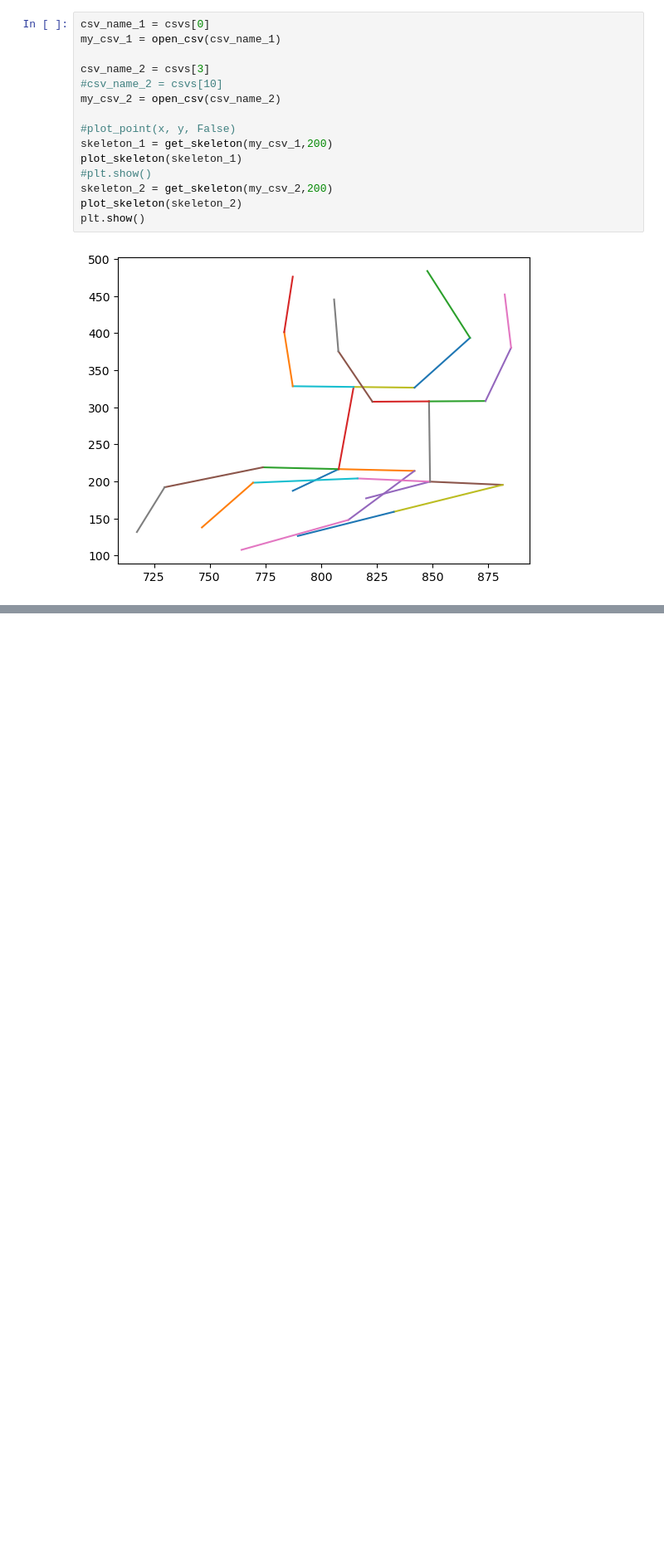
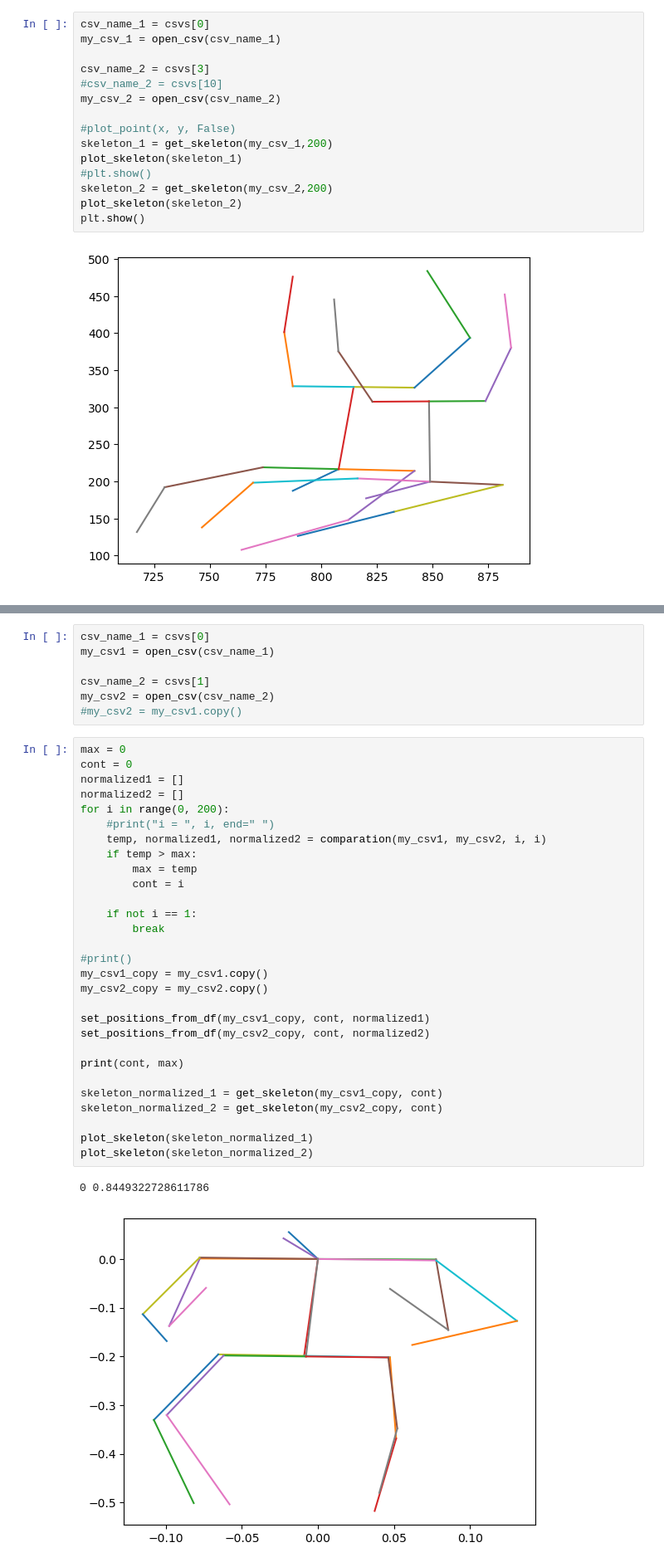
Before and after one commit to fravian99/Deteccion-de-ejercicios-en-videos-de-rehabilitacion, a Jupyter notebook: src/pruebas/notebooks/pruebas_datos.ipynb, the cells around one changed output, grey strips where cells are left out. Shown at 83% size. Saved outputs shown, nothing was run; the diff lists cells and outputs as text; blank space fills up the shorter version.

```diff
--- a/src/pruebas/notebooks/pruebas_datos.ipynb
+++ b/src/pruebas/notebooks/pruebas_datos.ipynb
@@ -519,0 +538,39 @@ See the caveats in the documentation: https://pandas.pydata.org/pandas-docs/stab
+# %%
+csv_name_1 = csvs[0]
+my_csv1 = open_csv(csv_name_1)
+
+csv_name_2 = csvs[1]
+my_csv2 = open_csv(csv_name_2)
+#my_csv2 = my_csv1.copy()
+# %%
+max = 0
+cont = 0
+normalized1 = []
+normalized2 = []
+for i in range(0, 200):
+    #print("i = ", i, end=" ")
+    temp, normalized1, normalized2 = comparation(my_csv1, my_csv2, i, i)
+    if temp > max:
+        max = temp
+        cont = i
+
+    if not i == 1:
+        break
+
+#print()
+my_csv1_copy = my_csv1.copy()
+my_csv2_copy = my_csv2.copy()
+
+set_positions_from_df(my_csv1_copy, cont, normalized1)
+set_positions_from_df(my_csv2_copy, cont, normalized2)
+
+print(cont, max)
+
+skeleton_normalized_1 = get_skeleton(my_csv1_copy, cont)
+skeleton_normalized_2 = get_skeleton(my_csv2_copy, cont)
+
+plot_skeleton(skeleton_normalized_1)
+plot_skeleton(skeleton_normalized_2)
+# %% [output]
+0 0.8449322728611786
+[figure, added]
```
Also changed, not shown: parts of 9 cells of this notebook.
